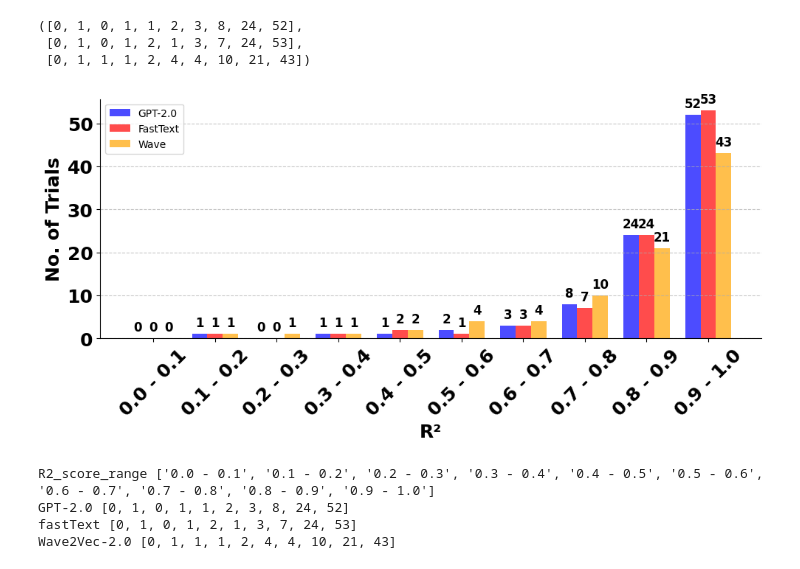
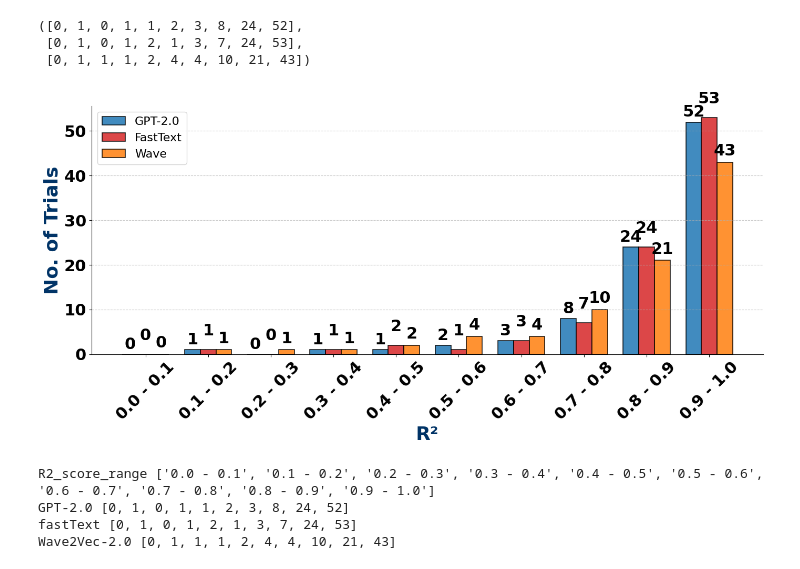
Before and after one commit to owaismujtaba/llm_brain_representations, a Jupyter notebook: load_audio.ipynb, the cells around one changed output. Cells and saved outputs as stored; diff of their text form; code cells hidden in the pictures.

Commit message:
plots

```diff
--- a/load_audio.ipynb
+++ b/load_audio.ipynb
@@ -23,3 +23,11 @@ def get_data(folder):
         pcc.append(data[3])
 
     return r2, pcc
+# %%
+for subject in folders:
+    dir = Path(folder, subject, 'Mapping')
+    gpt_dir = Path(dir, 'ElasticNet_ChatGPT')
+    fastText_dir = Path(dir, 'ElasticNet_FastText')
+    wave2vec_dir = Path(dir, 'ElasticNet_Wav2Vec')
+    pcc = get_data(wave2vec_dir)
+    print(subject, round(np.mean(pcc),2), round(np.std(pcc), 2))
@@ -109,5 +105,0 @@ array([[1.        , 0.95020418, 0.95096531, 0.91670891, 0.0561654 ,
-# %%
-data = pd.DataFrame([subject, gpt_pcc, fastText_pcc, Wave2Vec_pcc, gpt_pcc_std, fastText_pcc_std, Wave2Vec_pcc_std],
-    columns=['subject', 'gpt_pcc', 'fastText_pcc', 'Wave2Vec_pcc', 'gpt_pcc_std', 'fastText_pcc_std', 'Wave2Vec_pcc_std']
-    )
-data
@@ -116,6 +105,0 @@ ValueError: 7 columns passed, passed data had 9 columns
-# %%
-data = {'subjects':subjects, 'GPT-2.0_mean_pcc':gpt_pccs_mean, 'GPT-2.0_mean_pcc_std':gpt_pccs_std,
-     'fastText_mean_pcc':fastText_pccs_mean, 'GPT-2.0_mean_pcc_std':fastText_pccs_std,
-      'Wave2Vec-2.0_mean_pcc':Wave_pccs_mean, 'Wave2Vec-2.0_mean_pcc_std':Wave_pccs_std
-}
-data = pd.DataFrame(data)
@@ -163,47 +145,55 @@ gpt, fastText, Wave
  [0, 1, 0, 1, 2, 1, 3, 7, 24, 53],
  [0, 1, 1, 1, 2, 4, 4, 10, 21, 43])
 # %%
-width = 0.25
+import numpy as np
+import matplotlib.pyplot as plt
+
+width = 0.25  # Width of each bar
 
 # Set positions for each set of bars
-x = np.arange(len(keys))  # The positions of the bars on the x-axis
-gpt_positions = x - width  # Shift the GPT bars to the left
-fastText_positions = x  # Keep fastText bars at the original x positions
-Wave_positions = x + width  # Shift the Wave bars to the right
+x = np.arange(len(keys))  # Positions of groups on x-axis
+gpt_positions = x - width
+fastText_positions = x
+Wave_positions = x + width
 
-# Plotting
-plt.figure(figsize=(10, 5))
-bars_gpt = plt.bar(gpt_positions, gpt, width=width, label='GPT-2.0', alpha=0.7, color='blue')
-bars_fastText = plt.bar(fastText_positions, fastText, width=width, label='FastText', alpha=0.7, color='red')
-bars_Wave = plt.bar(Wave_positions, Wave, width=width, label='Wave', alpha=0.7, color='orange')
+# Create figure
+plt.figure(figsize=(14, 7))
 
-# Add the value labels on top of each bar
-def add_value_labels(bars):
+# Plot each group
+bars_gpt = plt.bar(gpt_positions, gpt, width=width, label='GPT-2.0', alpha=0.85, color='#1f77b4', edgecolor='black', linewidth=1.2)
+bars_fastText = plt.bar(fastText_positions, fastText, width=width, label='FastText', alpha=0.85, color='#d62728', edgecolor='black', linewidth=1.2)
+bars_Wave = plt.bar(Wave_positions, Wave, width=width, label='Wave', alpha=0.85, color='#ff7f0e', edgecolor='black', linewidth=1.2)
+
+# Function to add value labels on top of bars
+def add_value_labels(bars, space=0.5):
     for bar in bars:
         yval = bar.get_height()
-        plt.text(bar.get_x() + bar.get_width() / 2, yval + 1,  # Position the label above the bar
-                 str(yval), ha='center', va='bottom', fontsize=12, fontweight='bold', color='black')
+        plt.text(bar.get_x() + bar.get_width() / 2, yval + space, f'{yval:.0f}',
+                 ha='center', va='bottom', fontsize=22, fontweight='bold', color='black')
 
+# Add labels
 add_value_labels(bars_gpt)
-add_value_labels(bars_fastText)
-add_value_labels(bars_Wave)
+add_value_labels(bars_fastText, 2.5)
+add_value_labels(bars_Wave, 0.8)
 
-# Formatting the plot
-plt.xlabel('R²', fontsize=18, color='black', fontweight='bold')
-plt.ylabel('No. of Trials', fontsize=18, color='black', fontweight='bold')
-plt.legend()
+# Format axes
+plt.xlabel('R²', fontsize=26, fontweight='bold', color='#003366')
+plt.ylabel('No. of Trials', fontsize=26, fontweight='bold', color='#003366')
+plt.xticks(x, keys, rotation=45, fontsize=22, fontweight='bold', color='black')
+plt.yticks(fontsize=22, fontweight='bold', color='black')
+
+# Aesthetics
 plt.grid(axis='y', linestyle='--', alpha=0.7)
-plt.xticks(x, keys, rotation=45, fontsize=18, fontweight="bold", color="black")
-plt.yticks(fontsize=18, fontweight="bold", color="black")
-
-# Show the plot
-plt.tight_layout()
+plt.legend(fontsize=16)
 plt.gca().spines['top'].set_visible(False)
 plt.gca().spines['right'].set_visible(False)
+
+# Layout and save
+plt.tight_layout()
 plt.savefig(r'C:\DeepRESTORE\llm_brain_representations\data\embeddings\comp.pdf', dpi=800, format='pdf', bbox_inches="tight")
 plt.show()
 # %% [output]
-[figure, old version]
+[figure, new version]
 # %%
 print('R2_score_range',keys)
 print('GPT-2.0', gpt)
```
Also changed, not shown: parts of 4 cells of this notebook, 4 other files.
